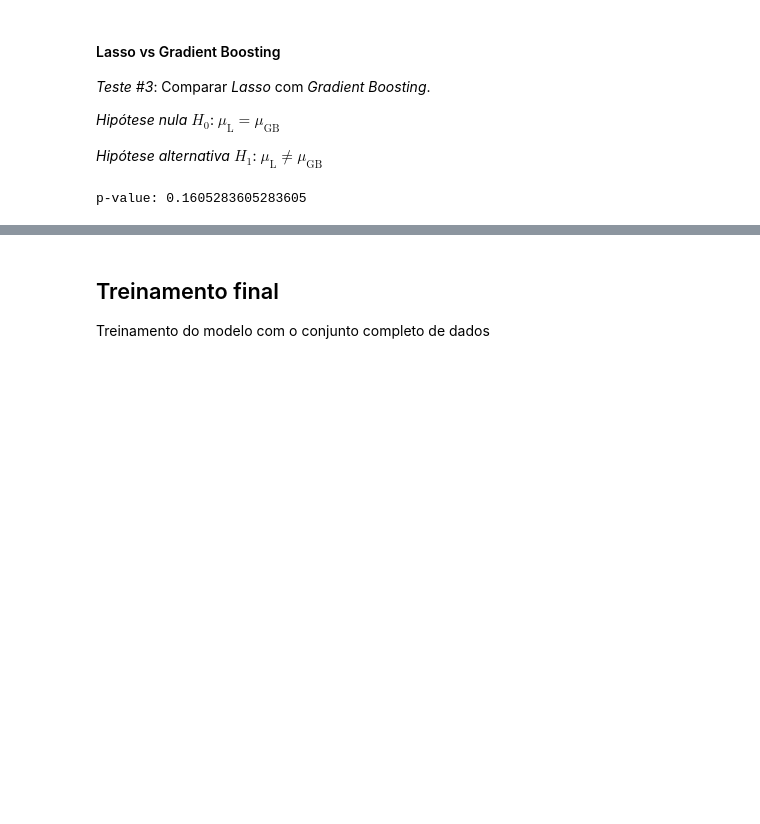
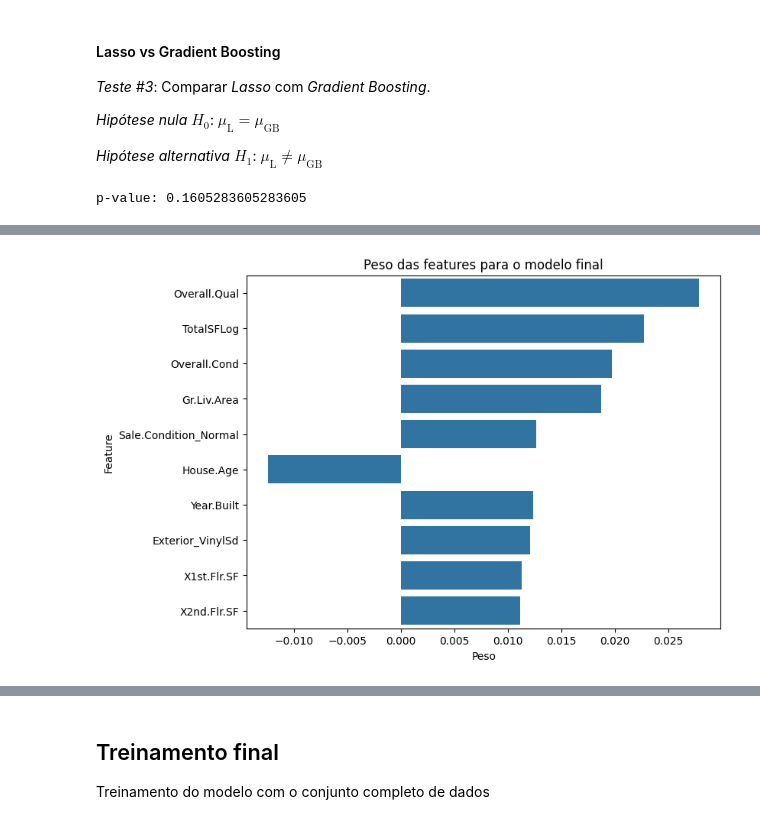
Before and after one commit to alanmath/ames, a Jupyter notebook: notebooks/04_modelagem.ipynb, the cells around one changed output, grey strips where cells are left out. Saved outputs shown, nothing was run; the diff lists cells and outputs as text; code cells hidden in the pictures; blank space fills up the shorter version.

```diff
--- a/notebooks/04_modelagem.ipynb
+++ b/notebooks/04_modelagem.ipynb
@@ -372 +444,3 @@ Average error: 9.98%
+# %%
+final_model = finals['Ridge']
 # %% [markdown]
@@ -388,0 +448,13 @@ sorted(zip(feature_importances, attributes), key=lambda x: abs(x[0]), reverse=Tr
+# %%
+# lista de features
+attributes = list(X.columns)
+
+# lista os pesos de cada uma das features de acordo com o modelo final
+feature_importances = final_model.coef_
+
+# ordena as features de acordo com o valor absoluto do peso e seleciona as 10 primeiras
+top_10 = sorted(zip(feature_importances, attributes), key=lambda x: abs(x[0]), reverse=True)[:10]
+
+# {nome da feature: peso da feature}
+ranking = {top_10[i][1]: top_10[i][0] for i in range(len(top_10))}
+top_10
@@ -388,0 +472,17 @@ sorted(zip(feature_importances, attributes), key=lambda x: abs(x[0]), reverse=Tr
+# %%
+# fonte: https://www.analyseup.com/learn-python-for-data-science/python-random-forest-feature-importance-plot.html
+
+import matplotlib.pyplot as plt
+import seaborn as sns
+
+
+plt.figure(figsize=(8,6))
+
+sns.barplot(x=ranking.values(), y=ranking.keys())
+
+plt.title('Peso das features para o modelo final')
+plt.xlabel('Peso')
+plt.ylabel('Feature')
+plt.show()
+# %% [output]
+[figure, added]
```
Also changed, not shown: parts of 15 cells of this notebook.
